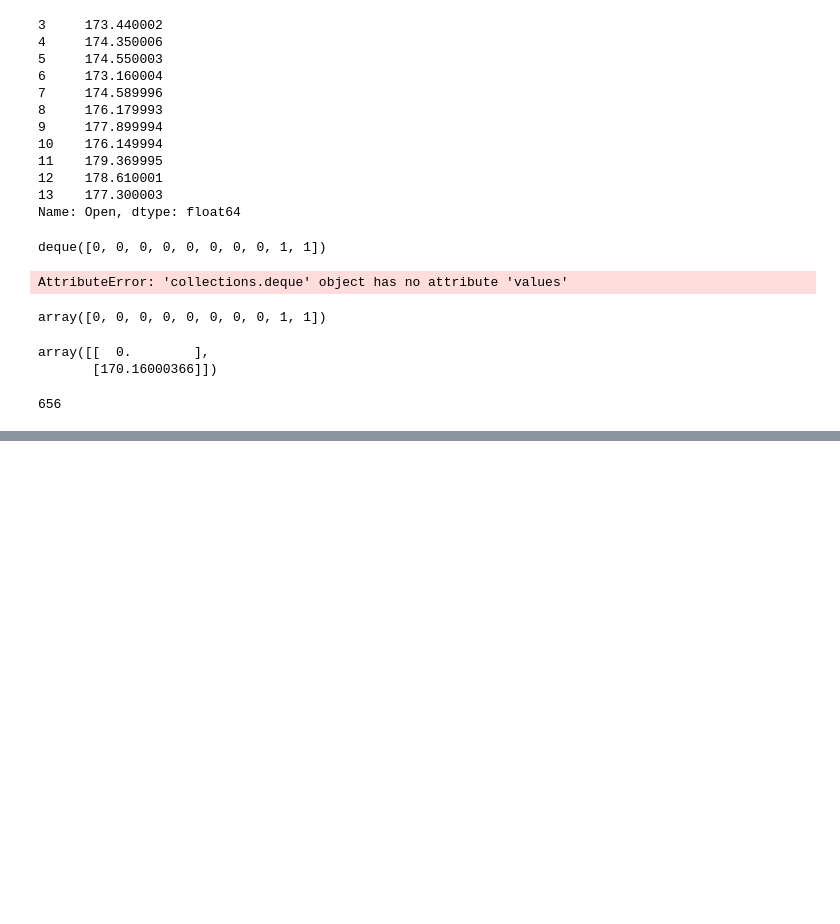
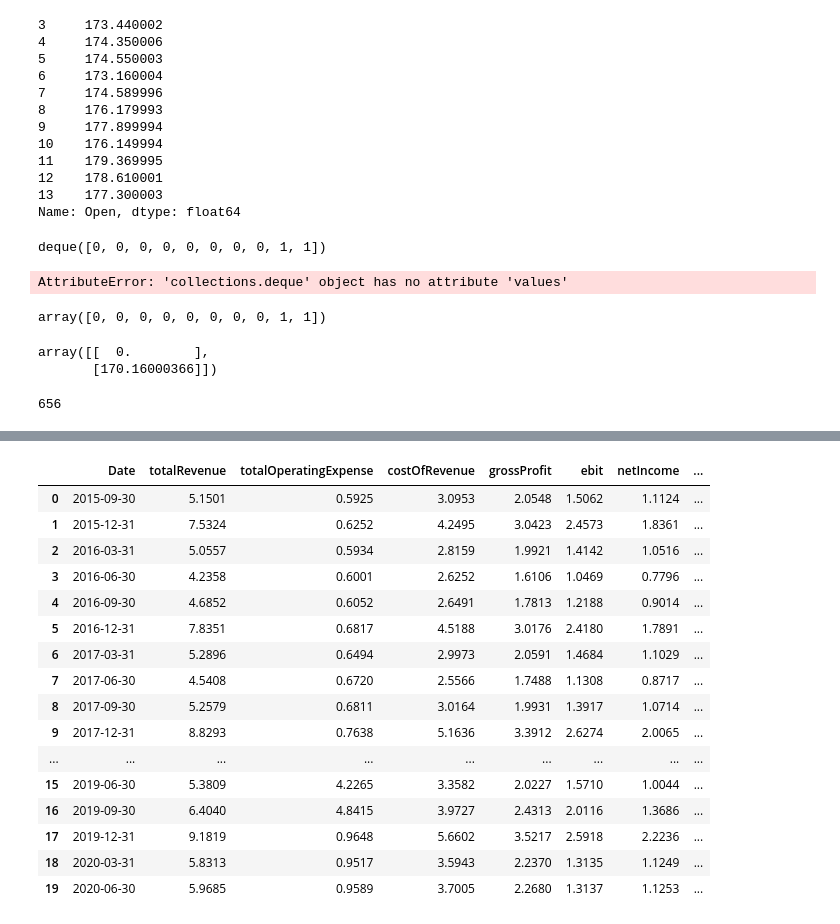
Before and after one commit to Pjus/stockRl, a Jupyter notebook: Untitled.ipynb, the cells around one changed output, grey strips where cells are left out. Saved outputs shown, nothing was run; the diff lists cells and outputs as text; code cells hidden in the pictures; blank space fills up the shorter version.

```diff
--- a/Untitled.ipynb
+++ b/Untitled.ipynb
@@ -100,0 +170,35 @@ df.index[-1]
+# %%
+income_df_ = income_df.drop(dropCol, axis=1)[::-1]
+# %%
+income_df_.index = range(len(income_df_))
+# %%
+income_df_.columns = ['Date', 'totalRevenue', 'totalOperatingExpense',
+       'costOfRevenue', 'grossProfit', 'ebit', 'netIncome',
+       'researchAndDevelopment', 'incomeBeforeTax',
+       'sellingGeneralAdministrative', 'otherNonOperatingIncome',
+       'operatingIncome', 'interestExpense', 'incomeTaxExpense',
+       'totalOtherIncomeExpense', 'netIncomeFromContinuingOperations',
+       'netIncomeApplicableToCommonShares']
+# %%
+# income_df_.drop(['Date'], axis=1)/10000000000
+income_df_2 = pd.concat([income_df_[['Date']], income_df_.drop(['Date'], axis=1).astype(float) / 10000000000], axis=1)
+# %%
+income_df_2
+# %% [output]
+|  | Date | totalRevenue | totalOperatingExpense | costOfRevenue | grossProfit | ebit | netIncome | ... |
+| 0 | 2015-09-30 | 5.1501 | 0.5925 | 3.0953 | 2.0548 | 1.5062 | 1.1124 | ... |
+| 1 | 2015-12-31 | 7.5324 | 0.6252 | 4.2495 | 3.0423 | 2.4573 | 1.8361 | ... |
+| 2 | 2016-03-31 | 5.0557 | 0.5934 | 2.8159 | 1.9921 | 1.4142 | 1.0516 | ... |
+| 3 | 2016-06-30 | 4.2358 | 0.6001 | 2.6252 | 1.6106 | 1.0469 | 0.7796 | ... |
+| 4 | 2016-09-30 | 4.6852 | 0.6052 | 2.6491 | 1.7813 | 1.2188 | 0.9014 | ... |
+| 5 | 2016-12-31 | 7.8351 | 0.6817 | 4.5188 | 3.0176 | 2.4180 | 1.7891 | ... |
+| 6 | 2017-03-31 | 5.2896 | 0.6494 | 2.9973 | 2.0591 | 1.4684 | 1.1029 | ... |
+| 7 | 2017-06-30 | 4.5408 | 0.6720 | 2.5566 | 1.7488 | 1.1308 | 0.8717 | ... |
+| 8 | 2017-09-30 | 5.2579 | 0.6811 | 3.0164 | 1.9931 | 1.3917 | 1.0714 | ... |
+| 9 | 2017-12-31 | 8.8293 | 0.7638 | 5.1636 | 3.3912 | 2.6274 | 2.0065 | ... |
+| ... | ... | ... | ... | ... | ... | ... | ... | ... |
+| 15 | 2019-06-30 | 5.3809 | 4.2265 | 3.3582 | 2.0227 | 1.5710 | 1.0044 | ... |
+| 16 | 2019-09-30 | 6.4040 | 4.8415 | 3.9727 | 2.4313 | 2.0116 | 1.3686 | ... |
+| 17 | 2019-12-31 | 9.1819 | 0.9648 | 5.6602 | 3.5217 | 2.5918 | 2.2236 | ... |
+| 18 | 2020-03-31 | 5.8313 | 0.9517 | 3.5943 | 2.2370 | 1.3135 | 1.1249 | ... |
+| 19 | 2020-06-30 | 5.9685 | 0.9589 | 3.7005 | 2.2680 | 1.3137 | 1.1253 | ... |
```
Also changed, not shown: parts of 11 cells of this notebook, 5 other files.
